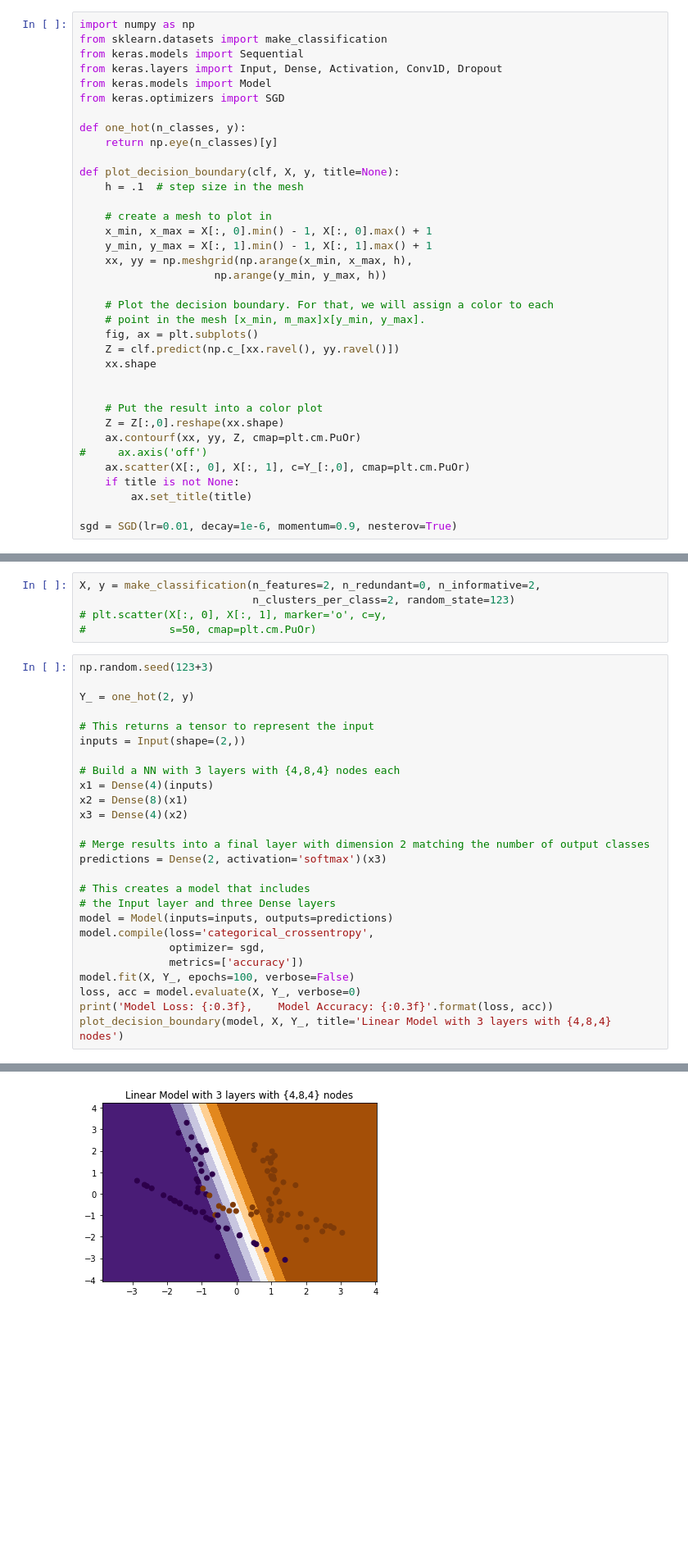
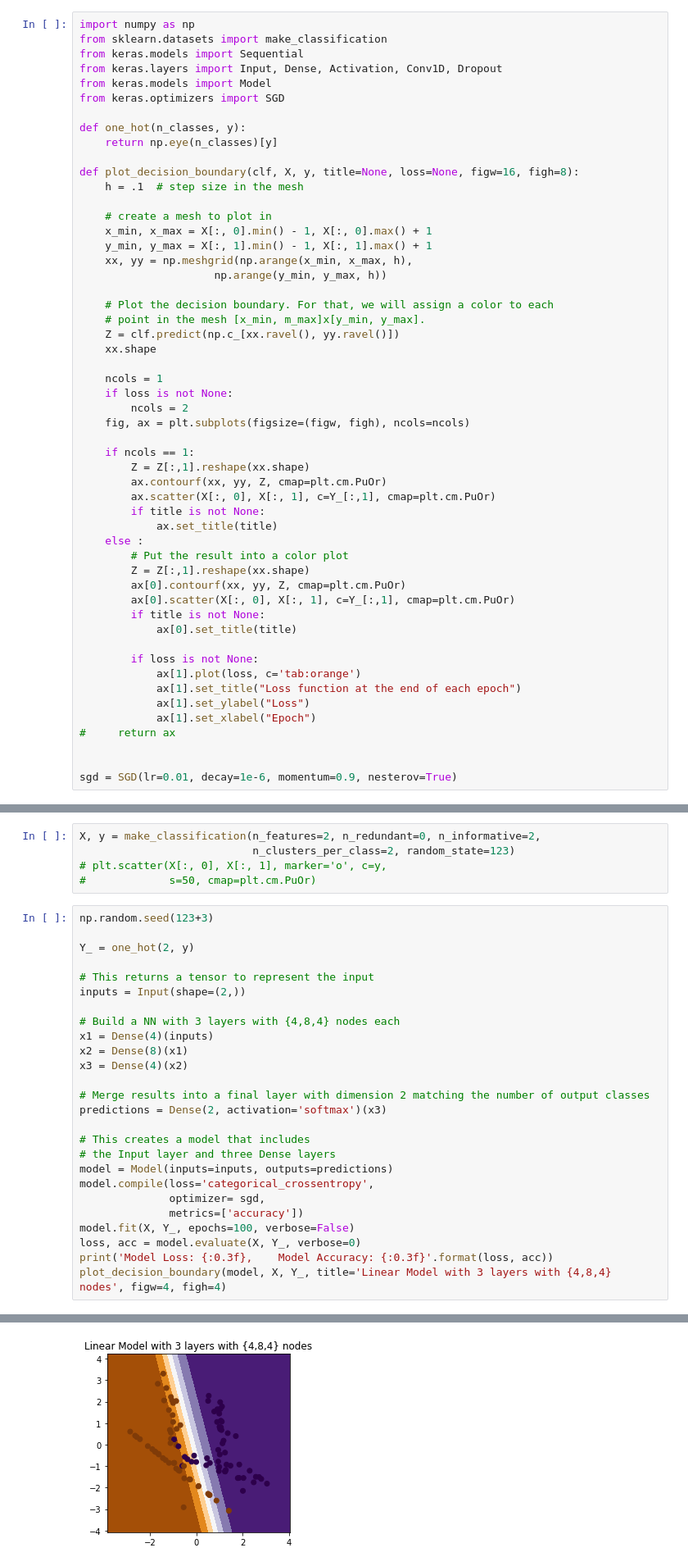
Before and after one commit to adamyanova/ACT_2017, a Jupyter notebook: Ex_3/Ex_3.ipynb, the cells around one changed output, grey strips where cells are left out. Shown at 82% size. Cells and saved outputs as stored; diff of their text form; blank space fills up the shorter version.

```diff
--- a/Ex_3/Ex_3.ipynb
+++ b/Ex_3/Ex_3.ipynb
@@ -46,7 +46,7 @@ from keras.optimizers import SGD
 def one_hot(n_classes, y):
     return np.eye(n_classes)[y]
 
-def plot_decision_boundary(clf, X, y, title=None):
+def plot_decision_boundary(clf, X, y, title=None, loss=None, figw=16, figh=8):
     h = .1  # step size in the mesh
 
     # create a mesh to plot in
@@ -57,18 +57,35 @@ def plot_decision_boundary(clf, X, y, title=None):
 
     # Plot the decision boundary. For that, we will assign a color to each
     # point in the mesh [x_min, m_max]x[y_min, y_max].
-    fig, ax = plt.subplots()
     Z = clf.predict(np.c_[xx.ravel(), yy.ravel()])
     xx.shape
 
+    ncols = 1
+    if loss is not None:
+        ncols = 2
+    fig, ax = plt.subplots(figsize=(figw, figh), ncols=ncols)
 
-    # Put the result into a color plot
-    Z = Z[:,0].reshape(xx.shape)
-    ax.contourf(xx, yy, Z, cmap=plt.cm.PuOr)
-#     ax.axis('off')
-    ax.scatter(X[:, 0], X[:, 1], c=Y_[:,0], cmap=plt.cm.PuOr)
-    if title is not None:
-        ax.set_title(title)
+    if ncols == 1:
+        Z = Z[:,1].reshape(xx.shape)
+        ax.contourf(xx, yy, Z, cmap=plt.cm.PuOr)
+        ax.scatter(X[:, 0], X[:, 1], c=Y_[:,1], cmap=plt.cm.PuOr)
+        if title is not None:
+            ax.set_title(title)
+    else :
+        # Put the result into a color plot
+        Z = Z[:,1].reshape(xx.shape)
+        ax[0].contourf(xx, yy, Z, cmap=plt.cm.PuOr)
+        ax[0].scatter(X[:, 0], X[:, 1], c=Y_[:,1], cmap=plt.cm.PuOr)
+        if title is not None:
+            ax[0].set_title(title)
+
+        if loss is not None:
+            ax[1].plot(loss, c='tab:orange')
+            ax[1].set_title("Loss function at the end of each epoch")
+            ax[1].set_ylabel("Loss")
+            ax[1].set_xlabel("Epoch")
+#     return ax
+
 
 sgd = SGD(lr=0.01, decay=1e-6, momentum=0.9, nesterov=True)
 # %% [markdown]
@@ -103,5 +120,5 @@ model.compile(loss='categorical_crossentropy',
 model.fit(X, Y_, epochs=100, verbose=False)
 loss, acc = model.evaluate(X, Y_, verbose=0)
 print('Model Loss: {:0.3f},    Model Accuracy: {:0.3f}'.format(loss, acc))
-plot_decision_boundary(model, X, Y_, title='Linear Model with 3 layers with {4,8,4} nodes')
+plot_decision_boundary(model, X, Y_, title='Linear Model with 3 layers with {4,8,4} nodes', figw=4, figh=4)
 # %% [output]
@@ -109,5 +125,5 @@ WARNING:tensorflow:Variable *= will be deprecated. Use variable.assign_mul if yo
 Model Loss: 0.257,    Model Accuracy: 0.870
-[figure, old version]
+[figure, new version]
 # %%
 # This returns a tensor to represent the input
 inputs = Input(shape=(2,))
```
Also changed, not shown: parts of 9 cells of this notebook.
